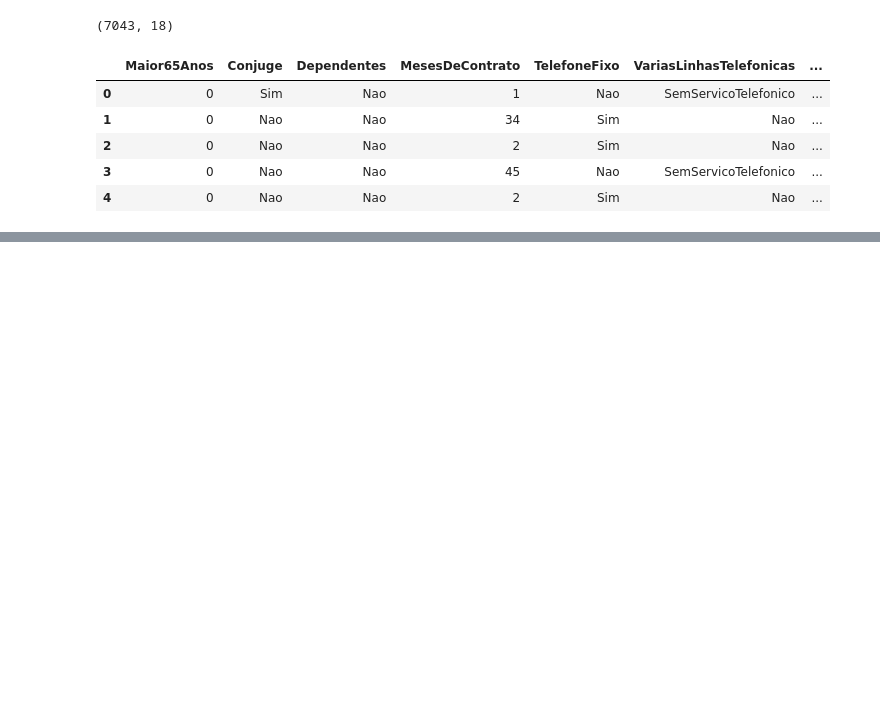
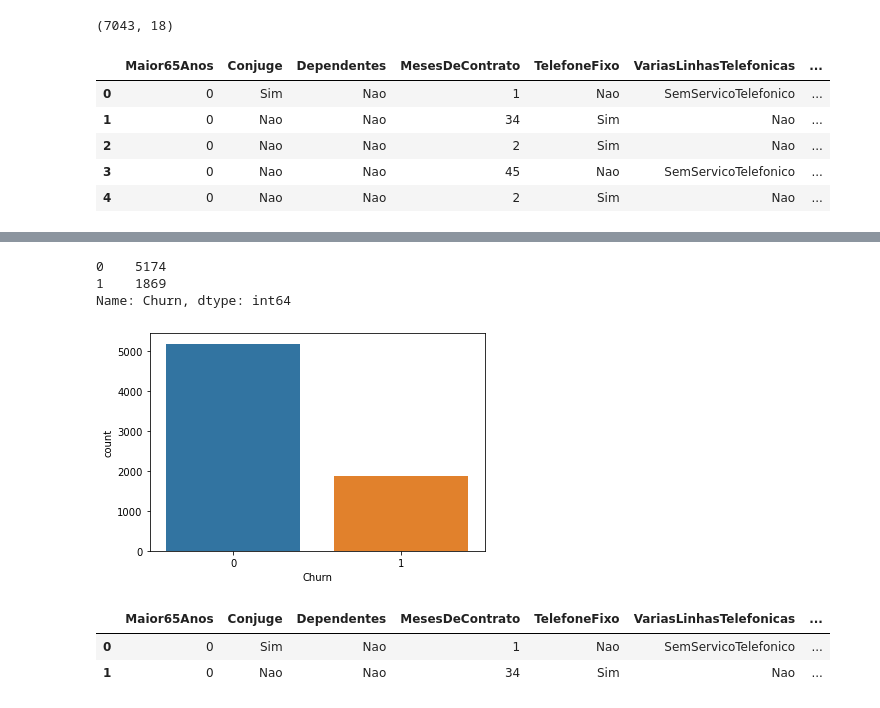
Before and after one commit to ziggy-data/estudo-classificacao, a Jupyter notebook: estudo-modelo-classificacao.ipynb, the cells around one changed output, grey strips where cells are left out. Drawn from its saved outputs; the diff is of its cells as text; code cells hidden in the pictures; blank space fills up the shorter version.

```diff
--- a/estudo-modelo-classificacao.ipynb
+++ b/estudo-modelo-classificacao.ipynb
@@ -19,0 +23,7 @@ dados.head()
+# %%
+#modificacão de forma manual
+traducao_dic = {'Sim':1,
+                'Nao':0}
+
+dadosmodificados = dados [['Conjuge', 'Dependentes', 'TelefoneFixo', 'PagamentoOnline', 'Churn']].replace(traducao_dic)
+dadosmodificados.head()
@@ -19,0 +37,4 @@ dados.head()
+# %%
+dummie_dados = pd.get_dummies(dados.drop(['Conjuge', 'Dependentes', 'TelefoneFixo', 'PagamentoOnline', 'Churn'],
+                                         axis=1))
+dados_final = pd.concat([dadosmodificados,dummie_dados],axis=1)
@@ -19,0 +86,13 @@ dados.head()
+# %%
+dados_final.Churn.value_counts()
+# %% [output]
+0    5174
+1    1869
+Name: Churn, dtype: int64
+# %%
+import seaborn as sns
+%matplotlib inline
+
+ax = sns.countplot(x='Churn', data=dados_final)
+# %% [output]
+[figure, added]
@@ -19,0 +109,9 @@ dados.head()
+# %%
+dados_final= pd.concat([X, y], axis=1)  # Concatena a variável target (y) com as features (X)
+
+# Verifica se o balanceamento e a concatenação estão corretos.
+dados.head(2)
+# %% [output]
+|  | Maior65Anos | Conjuge | Dependentes | MesesDeContrato | TelefoneFixo | VariasLinhasTelefonicas | ... |
+| 0 | 0 | Sim | Nao | 1 | Nao | SemServicoTelefonico | ... |
+| 1 | 0 | Nao | Nao | 34 | Sim | Nao | ... |
```
Also changed, not shown: parts of 39 cells of this notebook.
